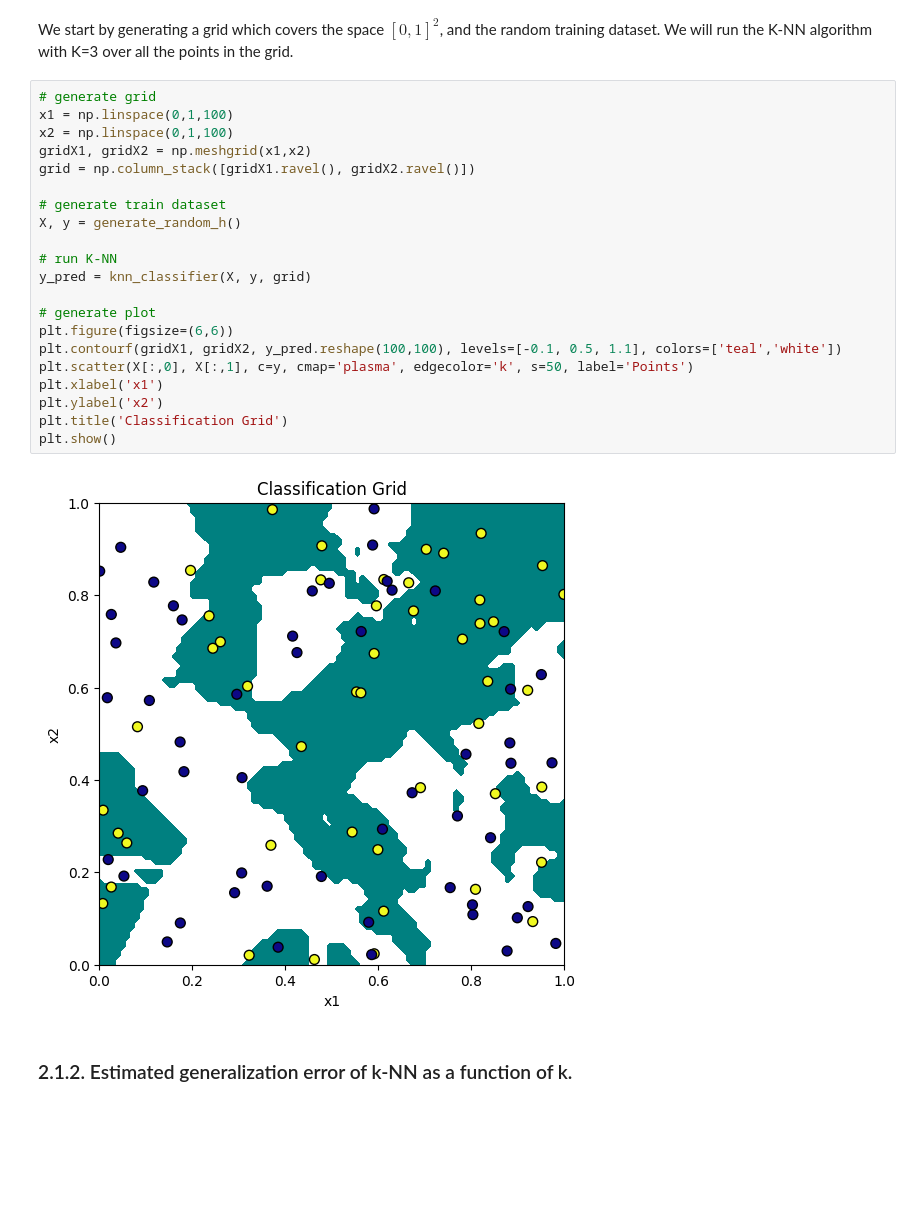
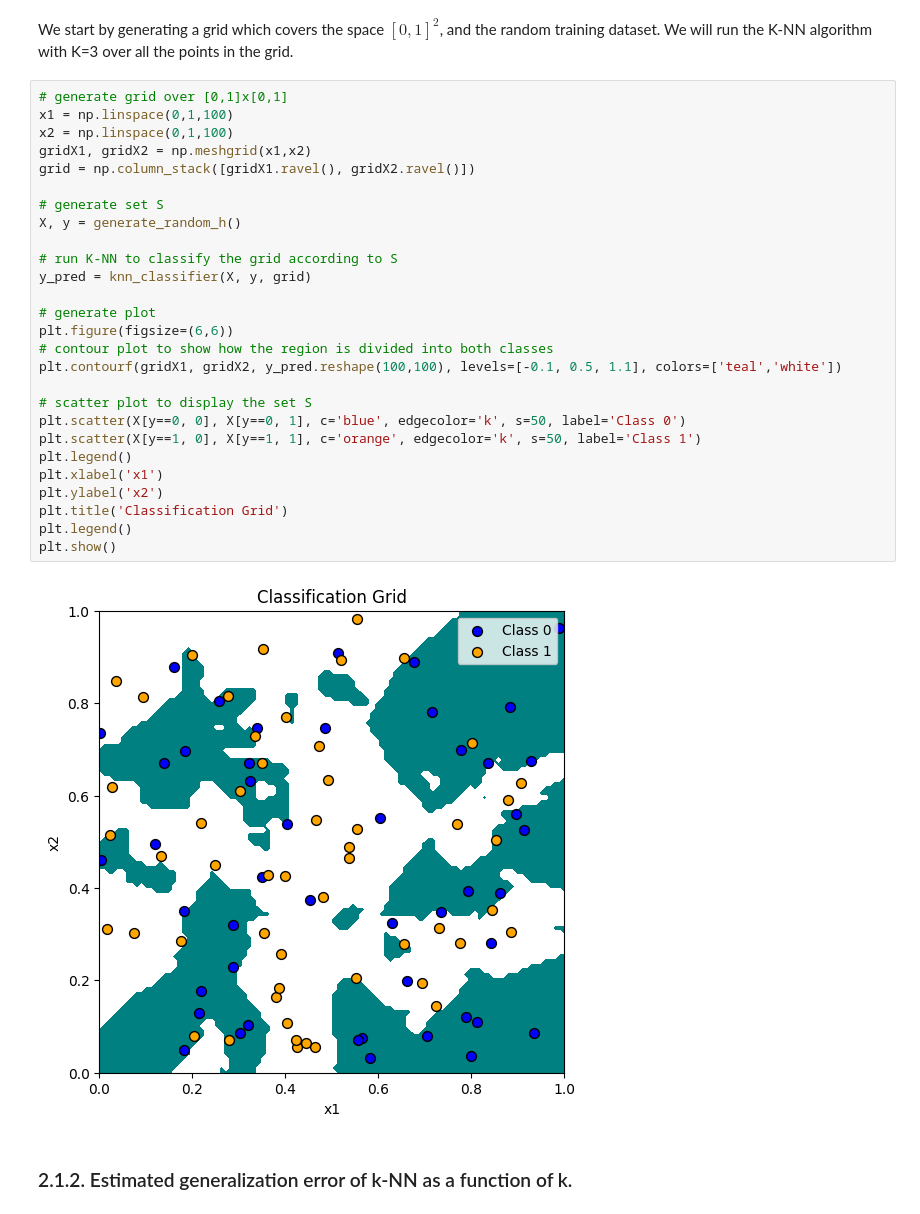
Before and after one commit to nadroj0-0/supervised_learning_coursework_1, a Jupyter notebook: Part2/PartII_KNN.ipynb, the cells around one changed output. Saved outputs shown, nothing was run; the diff lists cells and outputs as text; blank space fills up the shorter version.

```diff
--- a/Part2/PartII_KNN.ipynb
+++ b/Part2/PartII_KNN.ipynb
@@ -38,28 +69,34 @@ def knn_classifier(X, y, X_test, v=3):
 # %% [markdown]
 We start by generating a grid which covers the space $[0,1]^2$, and the random training dataset. We will run the K-NN algorithm with K=3 over all the points in the grid.
 # %%
-# generate grid
+# generate grid over [0,1]x[0,1]
 x1 = np.linspace(0,1,100)
 x2 = np.linspace(0,1,100)
 gridX1, gridX2 = np.meshgrid(x1,x2)
 grid = np.column_stack([gridX1.ravel(), gridX2.ravel()])
 
-# generate train dataset
+# generate set S
 X, y = generate_random_h()
 
-# run K-NN
+# run K-NN to classify the grid according to S
 y_pred = knn_classifier(X, y, grid)
 
 # generate plot
 plt.figure(figsize=(6,6))
+# contour plot to show how the region is divided into both classes
 plt.contourf(gridX1, gridX2, y_pred.reshape(100,100), levels=[-0.1, 0.5, 1.1], colors=['teal','white'])
-plt.scatter(X[:,0], X[:,1], c=y, cmap='plasma', edgecolor='k', s=50, label='Points')
+
+# scatter plot to display the set S
+plt.scatter(X[y==0, 0], X[y==0, 1], c='blue', edgecolor='k', s=50, label='Class 0')
+plt.scatter(X[y==1, 0], X[y==1, 1], c='orange', edgecolor='k', s=50, label='Class 1')
+plt.legend()
 plt.xlabel('x1')
 plt.ylabel('x2')
 plt.title('Classification Grid')
+plt.legend()
 plt.show()
 # %% [output]
-[figure, old version]
+[figure, new version]
 # %% [markdown]
 ### 2.1.2. Estimated generalization error of k-NN as a function of k.
 # %% [markdown]
```
Also changed, not shown: parts of 12 cells of this notebook, 2 other files.
